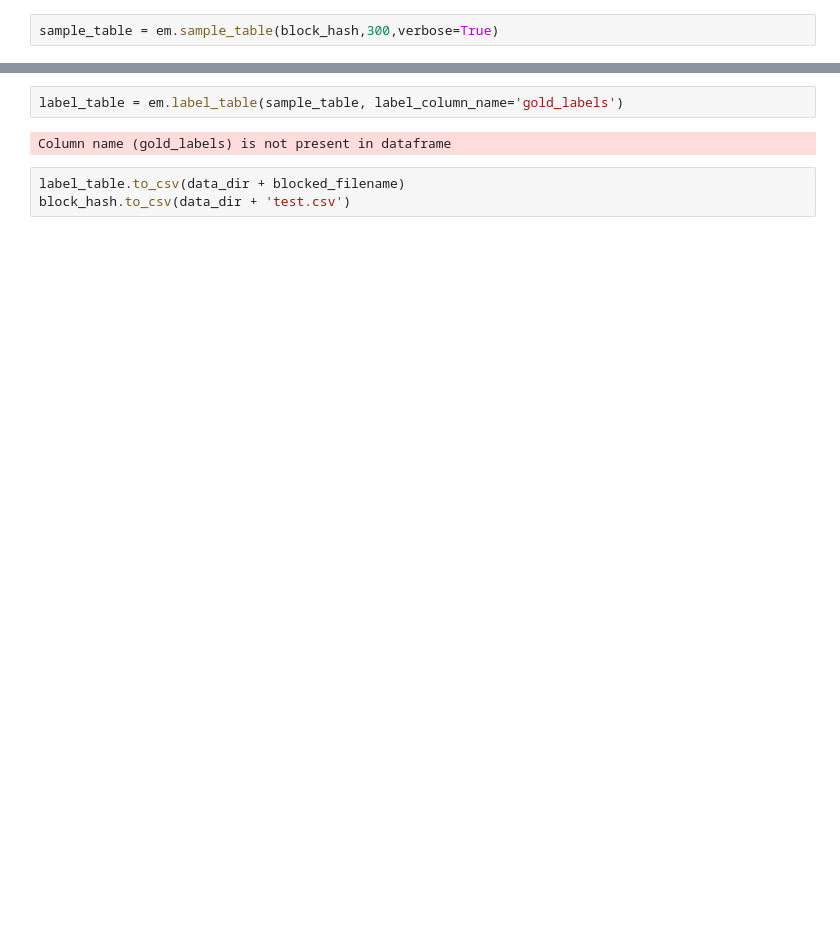
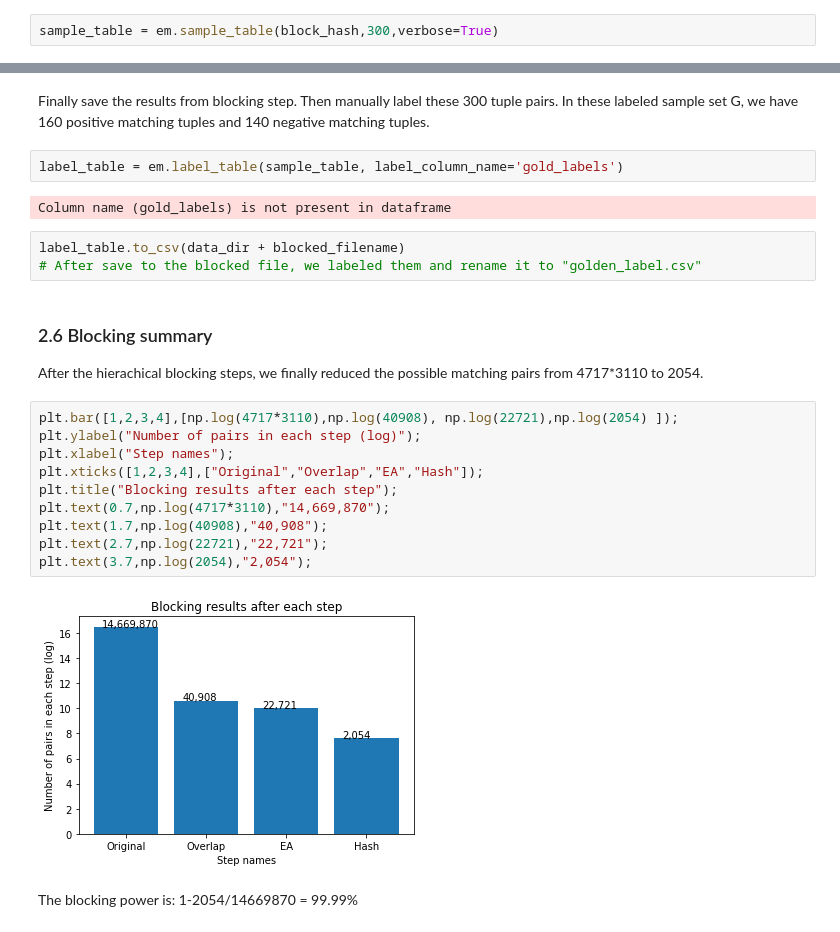
Before and after one commit to jmzhao/cs838-data-mining, a Jupyter notebook: stage3-blocking.ipynb, the cells around one changed output, grey strips where cells are left out. Cells and saved outputs as stored; diff of their text form; blank space fills up the shorter version.

Commit message:
Modified stage3-blocking file
Added the stage3-summary file.

```diff
--- a/stage3-blocking.ipynb
+++ b/stage3-blocking.ipynb
@@ -206,7 +226,27 @@ Finally save the results from blocking step.
+# %% [markdown]
+Finally save the results from blocking step. Then manually label these 300 tuple pairs. In these labeled sample set G, we have 160 positive matching tuples and 140 negative matching tuples.
 # %%
 label_table = em.label_table(sample_table, label_column_name='gold_labels')
 # %% [output]
 Column name (gold_labels) is not present in dataframe
-# %%
-label_table.to_csv(data_dir + blocked_filename)
-block_hash.to_csv(data_dir + 'test.csv')
+# %%
+label_table.to_csv(data_dir + blocked_filename)
+# After save to the blocked file, we labeled them and rename it to "golden_label.csv"
+# %% [markdown]
+### 2.6 Blocking summary
+
+After the hierachical blocking steps, we finally reduced the possible matching pairs from 4717*3110 to 2054.
+# %%
+plt.bar([1,2,3,4],[np.log(4717*3110),np.log(40908), np.log(22721),np.log(2054) ]);
+plt.ylabel("Number of pairs in each step (log)");
+plt.xlabel("Step names");
+plt.xticks([1,2,3,4],["Original","Overlap","EA","Hash"]);
+plt.title("Blocking results after each step");
+plt.text(0.7,np.log(4717*3110),"14,669,870");
+plt.text(1.7,np.log(40908),"40,908");
+plt.text(2.7,np.log(22721),"22,721");
+plt.text(3.7,np.log(2054),"2,054");
+# %% [output]
+[figure, added]
+# %% [markdown]
+The blocking power is: 1-2054/14669870 = 99.99%
```
Also changed, not shown: parts of 14 cells of this notebook, 1 other file.
